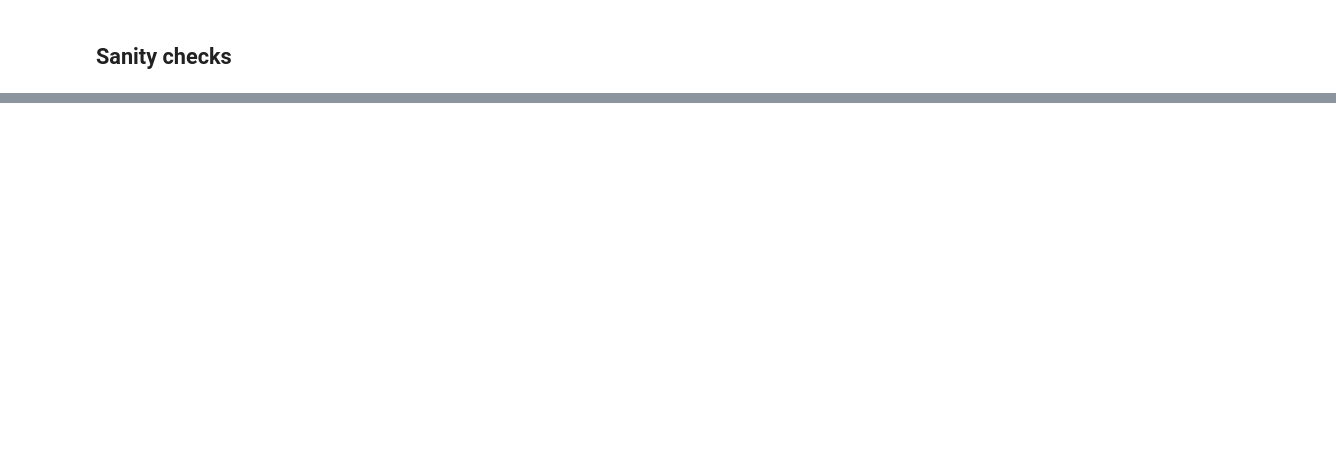
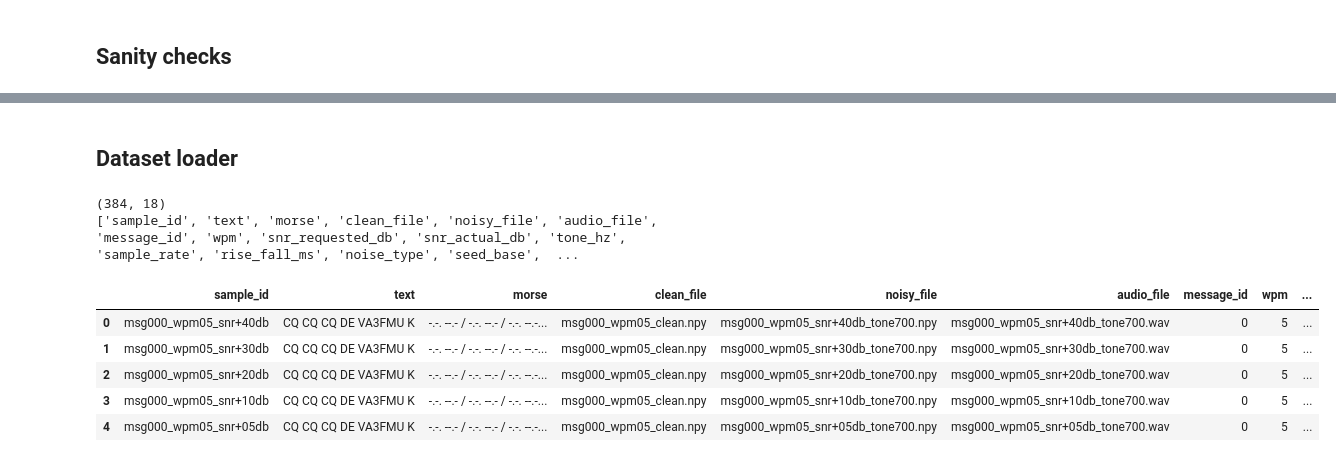
Before and after one commit to AFOEK/QFT-CW, a Jupyter notebook: QFT-CW-Quantum.ipynb, the cells around one changed output, grey strips where cells are left out. Cells and saved outputs as stored; diff of their text form; code cells hidden in the pictures; blank space fills up the shorter version.

```diff
--- a/QFT-CW-Quantum.ipynb
+++ b/QFT-CW-Quantum.ipynb
@@ -26,6 +29,7 @@ ENVELOPE_DIR = CW_DATASET / "envelopes"
 AUDIO_DIR = CW_DATASET / "audio"
 AUDIO_CLEAN_DIR = AUDIO_DIR / "clean"
 AUDIO_NOISY_DIR = AUDIO_DIR / "noisy"
+METADATA_FILE = CW_DATASET / "metadata.csv"
 # %% [markdown]
 ## Helper functions
 # %%
@@ -401,0 +651,16 @@ ValueError: not enough values to unpack (expected 3, got 2)
+# %% [markdown]
+## Dataset loader
+# %%
+metadata = pd.read_csv(METADATA_FILE)
+print(metadata.shape)
+print(metadata.columns.tolist())
+metadata.head()
+# %% [output]
+(384, 18)
+['sample_id', 'text', 'morse', 'clean_file', 'noisy_file', 'audio_file', 'message_id', 'wpm', 'snr_requested_db', 'snr_actual_db', 'tone_hz', 'sample_rate', 'rise_fall_ms', 'noise_type', 'seed_base',  ...
+|  | sample_id | text | morse | clean_file | noisy_file | audio_file | message_id | wpm | ... |
+| 0 | msg000_wpm05_snr+40db | CQ CQ CQ DE VA3FMU K | -.-. --.- / -.-. --.- / -.-. --.-... | msg000_wpm05_clean.npy | msg000_wpm05_snr+40db_tone700.npy | msg000_wpm05_snr+40db_tone700.wav | 0 | 5 | ... |
+| 1 | msg000_wpm05_snr+30db | CQ CQ CQ DE VA3FMU K | -.-. --.- / -.-. --.- / -.-. --.-... | msg000_wpm05_clean.npy | msg000_wpm05_snr+30db_tone700.npy | msg000_wpm05_snr+30db_tone700.wav | 0 | 5 | ... |
+| 2 | msg000_wpm05_snr+20db | CQ CQ CQ DE VA3FMU K | -.-. --.- / -.-. --.- / -.-. --.-... | msg000_wpm05_clean.npy | msg000_wpm05_snr+20db_tone700.npy | msg000_wpm05_snr+20db_tone700.wav | 0 | 5 | ... |
+| 3 | msg000_wpm05_snr+10db | CQ CQ CQ DE VA3FMU K | -.-. --.- / -.-. --.- / -.-. --.-... | msg000_wpm05_clean.npy | msg000_wpm05_snr+10db_tone700.npy | msg000_wpm05_snr+10db_tone700.wav | 0 | 5 | ... |
+| 4 | msg000_wpm05_snr+05db | CQ CQ CQ DE VA3FMU K | -.-. --.- / -.-. --.- / -.-. --.-... | msg000_wpm05_clean.npy | msg000_wpm05_snr+05db_tone700.npy | msg000_wpm05_snr+05db_tone700.wav | 0 | 5 | ... |
```
Also changed, not shown: parts of 19 cells of this notebook.
